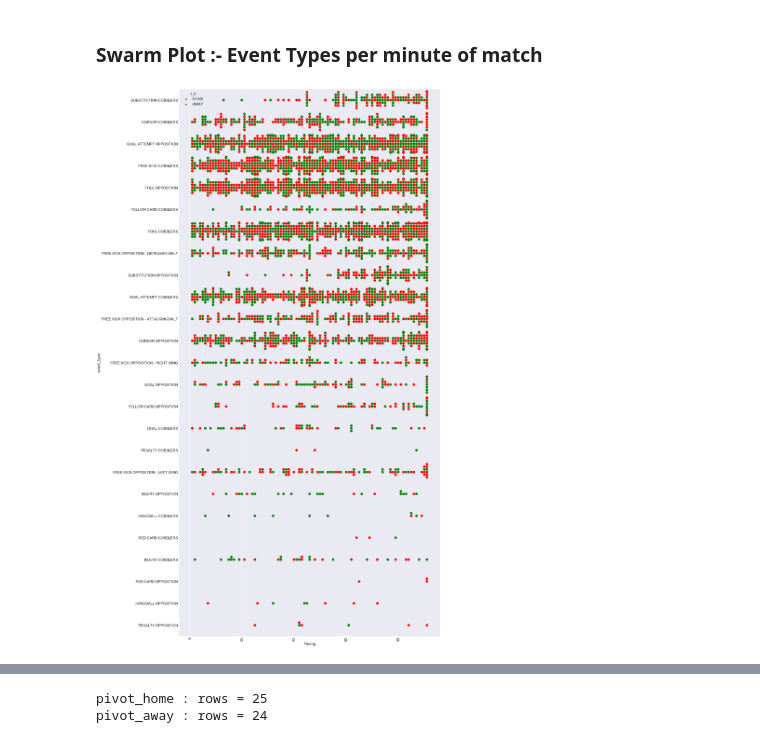
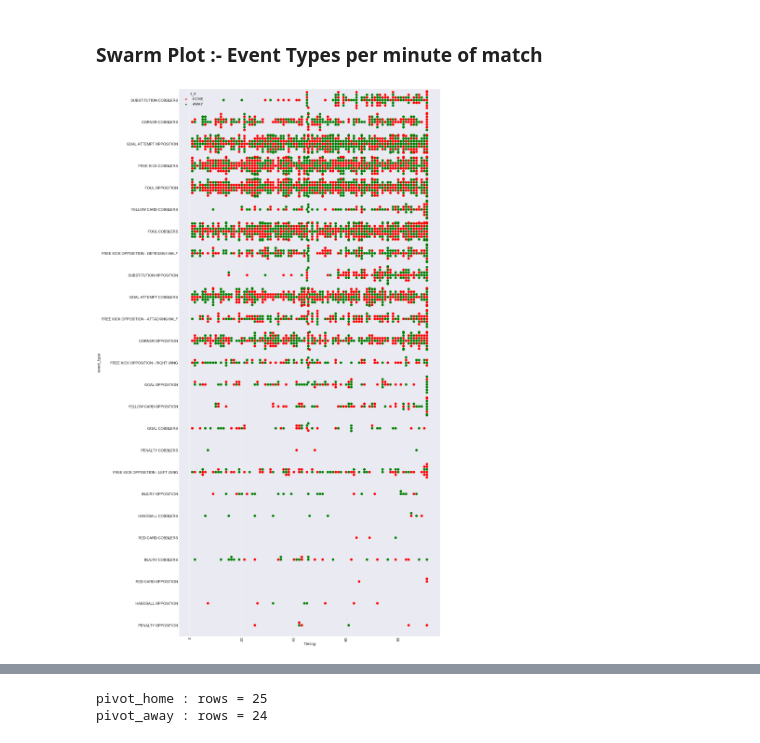
Before and after one commit to Kopachelli/SoccerAnalytics-1, a Jupyter notebook: Northampton1718/Scripts/match_analysis.ipynb, the cells around one changed output, grey strips where cells are left out. Saved outputs shown, nothing was run; the diff lists cells and outputs as text; code cells hidden in the pictures.

```diff
--- a/Northampton1718/Scripts/match_analysis.ipynb
+++ b/Northampton1718/Scripts/match_analysis.ipynb
@@ -208,7 +208,7 @@ for rows in range(0,m_data.shape[0]):
         m_data.iloc[rows,8]="31-45 mins"
         if ((m_data.iloc[rows,4]>0) & (m_data.iloc[rows,0]==45)):
             # print("found 45th min, added time")
-            m_data.iloc[rows,0] = 46
+            m_data.iloc[rows,0] = 45.5
             m_data.iloc[rows,8] = "45+"
     if (m_data.iloc[rows,0] in r4):
         # print("range 4")
@@ -456,13 +537,13 @@ fig.savefig('heatmap_homeaway.png')
 ### Swarm Plot :- Event Types per minute of match
 # %%
 fig = plt.figure(figsize=(26,56))
-# colours=["red","green"]
+colours=["red","green"]
 sns.set_style("dark")
 sns.set(font_scale = 2)
 sns.swarmplot(y="event_type", x="Timing",
               hue="H_A",
               data=m_data, palette=colours, size=14);
 plt.setp(plt.gca().get_xticklabels(), rotation=90)
 fig.savefig('swarmplot_All.png')
 # %% [output]
-[figure, old version]
+[figure, new version]
```
Also changed, not shown: parts of 29 cells of this notebook, 8 other files.
